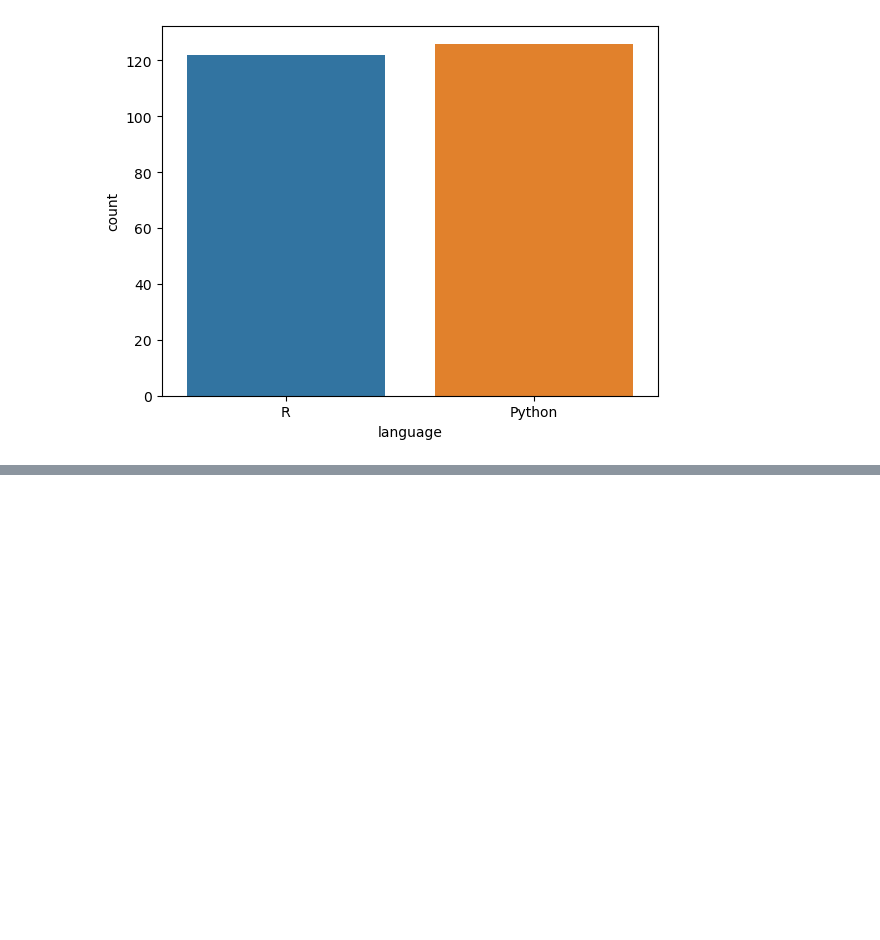
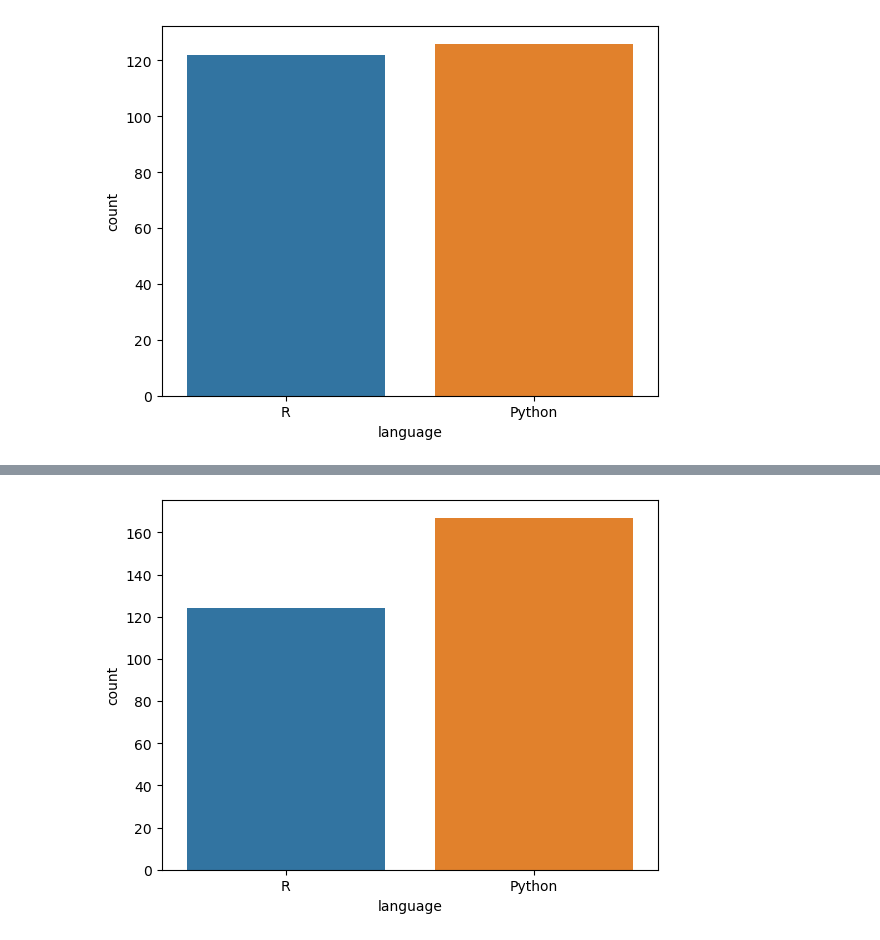
Before and after one commit to Cod-Up-Our-Data/github_language_processing, a Jupyter notebook: wrangle_e.ipynb, the cells around one changed output, grey strips where cells are left out. Saved outputs shown, nothing was run; the diff lists cells and outputs as text; code cells hidden in the pictures; blank space fills up the shorter version.

```diff
--- a/wrangle_e.ipynb
+++ b/wrangle_e.ipynb
@@ -86,3 +86,5 @@ y_test = test.language
 lang_count = sns.countplot(x=train['language'],data=df)
 # %% [output]
 [figure]
+# %%
+p = pd.read_csv('lang_data_prepped.csv')
@@ -88,0 +107,5 @@ lang_count = sns.countplot(x=train['language'],data=df)
+# %%
+lang_count_p = sns.countplot(x=p['language'],data=p)
+plt.show()
+# %% [output]
+[figure, added]
```
Also changed, not shown: parts of 2 cells of this notebook.
